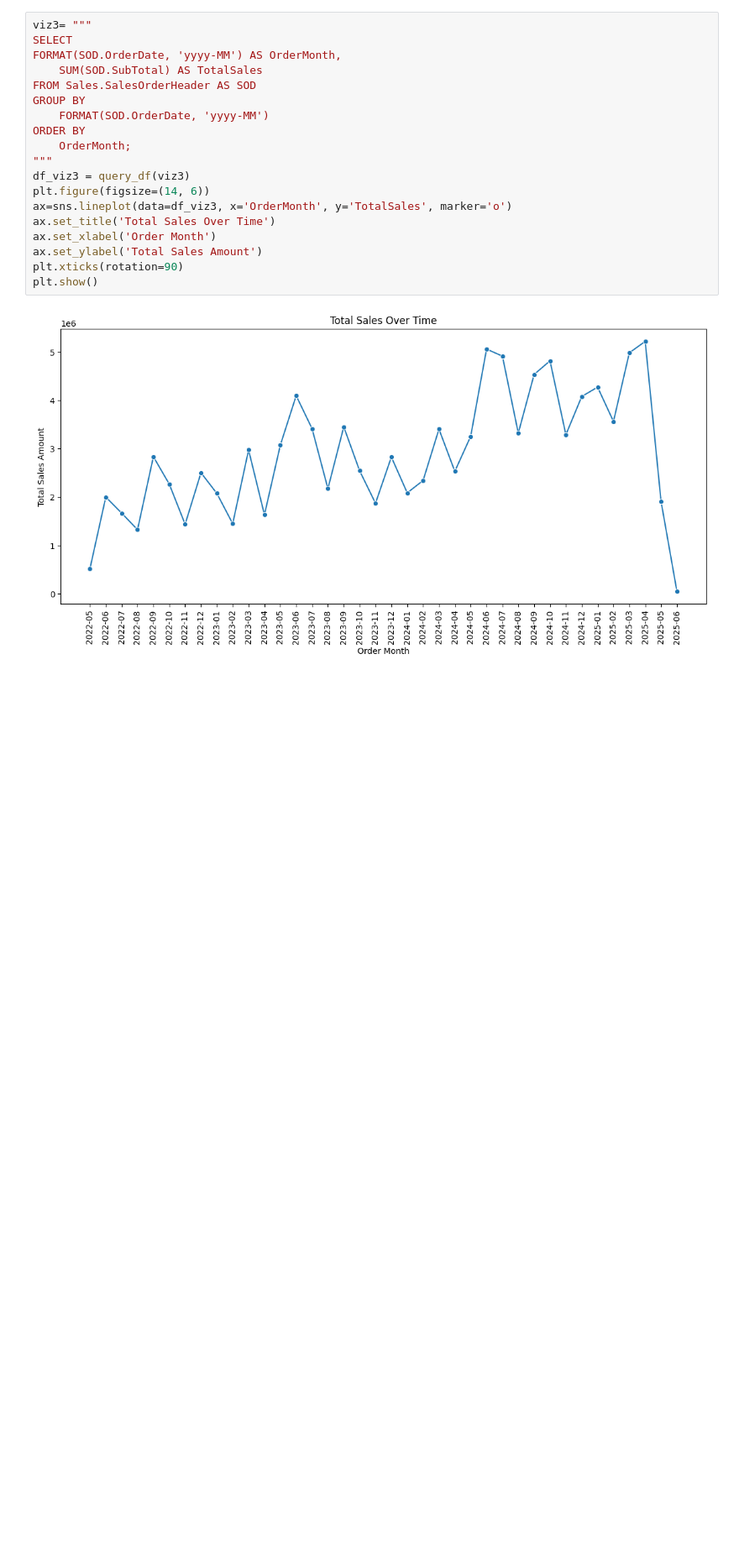
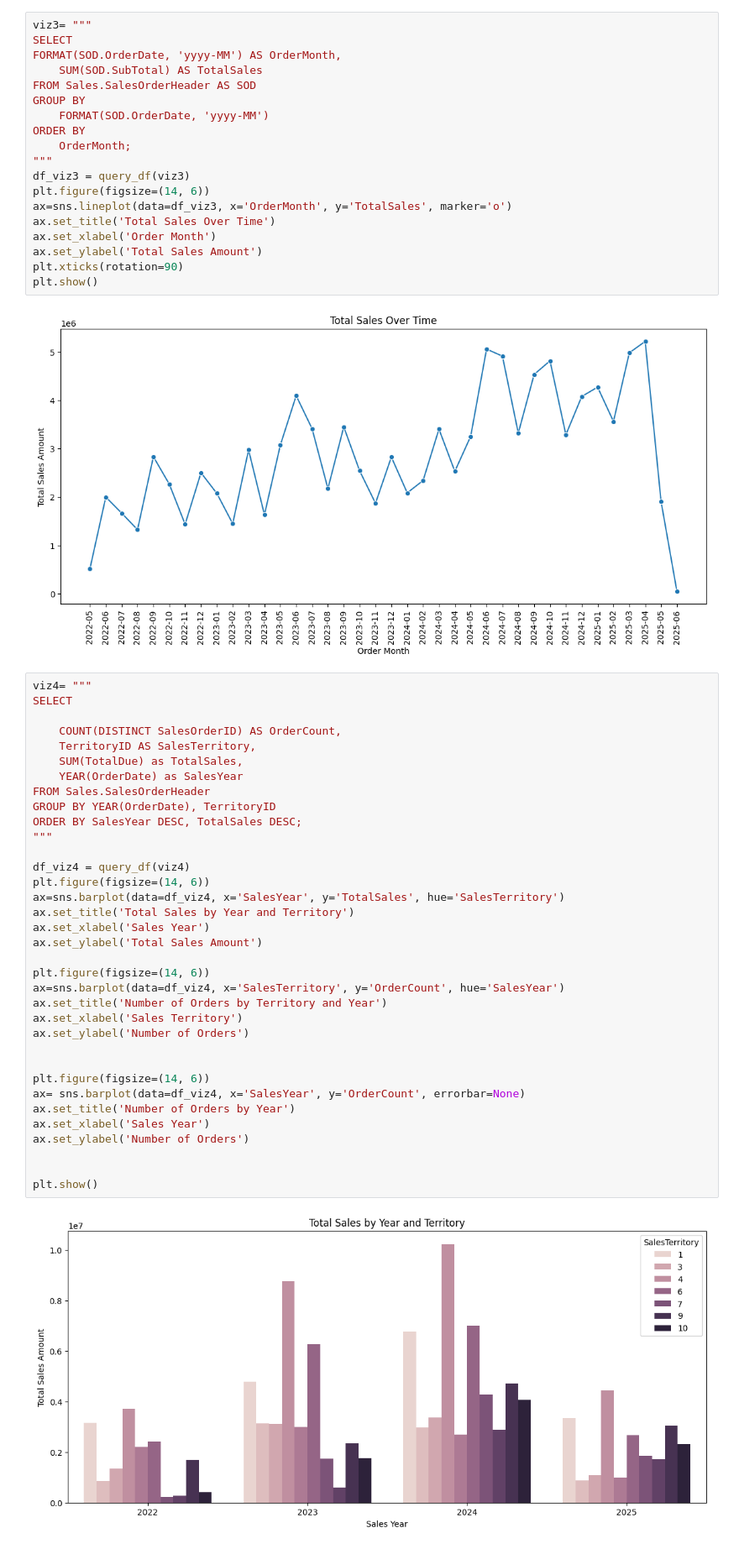
Before and after one commit to CheHenryy/Product_database, a Jupyter notebook: script/report.ipynb, the cells around one changed output. Shown: that part at 84% size. Drawn from its saved outputs; the diff is of its cells as text; blank space fills up the shorter version.

```diff
--- a/script/report.ipynb
+++ b/script/report.ipynb
@@ -101,3 +101,40 @@ plt.xticks(rotation=90)
 plt.show()
 # %% [output]
 [figure]
+# %%
+viz4= """
+SELECT
+
+    COUNT(DISTINCT SalesOrderID) AS OrderCount,
+    TerritoryID AS SalesTerritory,
+    SUM(TotalDue) as TotalSales,
+    YEAR(OrderDate) as SalesYear
+FROM Sales.SalesOrderHeader
+GROUP BY YEAR(OrderDate), TerritoryID
+ORDER BY SalesYear DESC, TotalSales DESC;
+"""
+
+df_viz4 = query_df(viz4)
+plt.figure(figsize=(14, 6))
+ax=sns.barplot(data=df_viz4, x='SalesYear', y='TotalSales', hue='SalesTerritory')
+ax.set_title('Total Sales by Year and Territory')
+ax.set_xlabel('Sales Year')
+ax.set_ylabel('Total Sales Amount')
+
+plt.figure(figsize=(14, 6))
+ax=sns.barplot(data=df_viz4, x='SalesTerritory', y='OrderCount', hue='SalesYear')
+ax.set_title('Number of Orders by Territory and Year')
+ax.set_xlabel('Sales Territory')
+ax.set_ylabel('Number of Orders')
+
+
+plt.figure(figsize=(14, 6))
+ax= sns.barplot(data=df_viz4, x='SalesYear', y='OrderCount', errorbar=None)
+ax.set_title('Number of Orders by Year')
+ax.set_xlabel('Sales Year')
+ax.set_ylabel('Number of Orders')
+
+
+plt.show()
+# %% [output]
+[figure, added]
```
Also changed, not shown: parts of 1 cell of this notebook, 2 other files.
